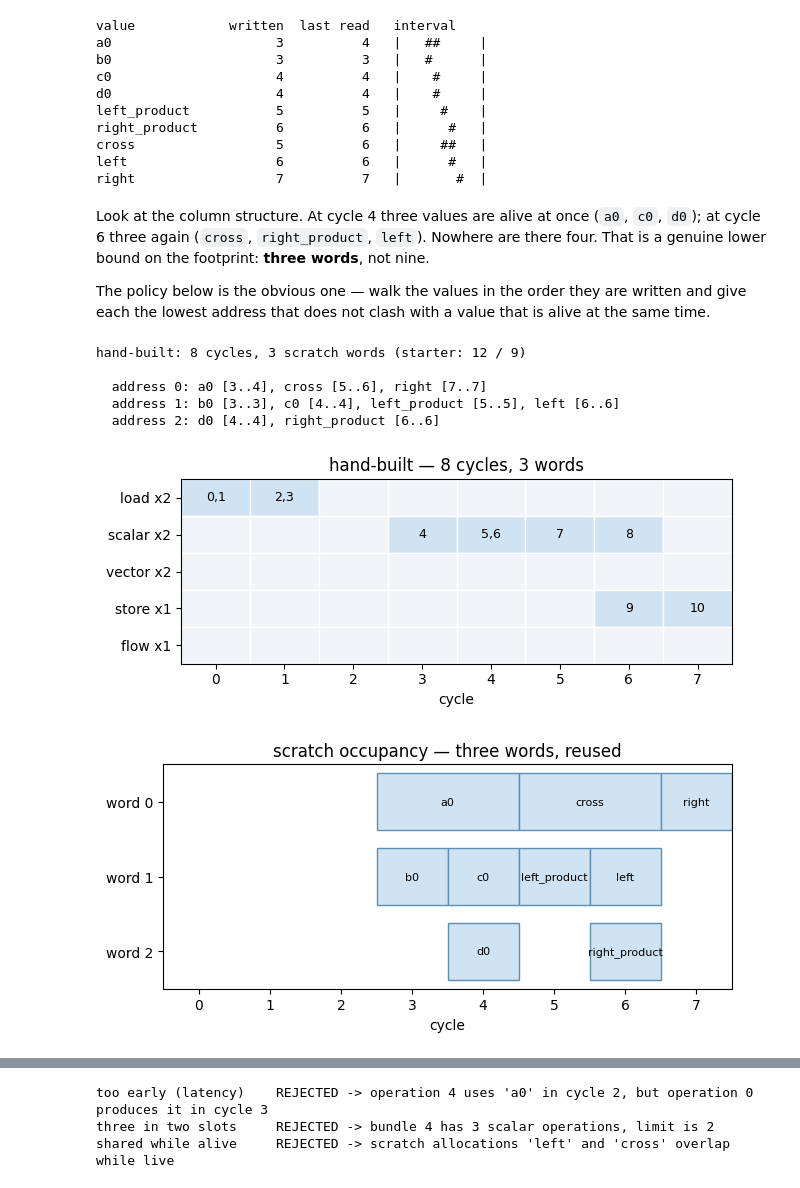
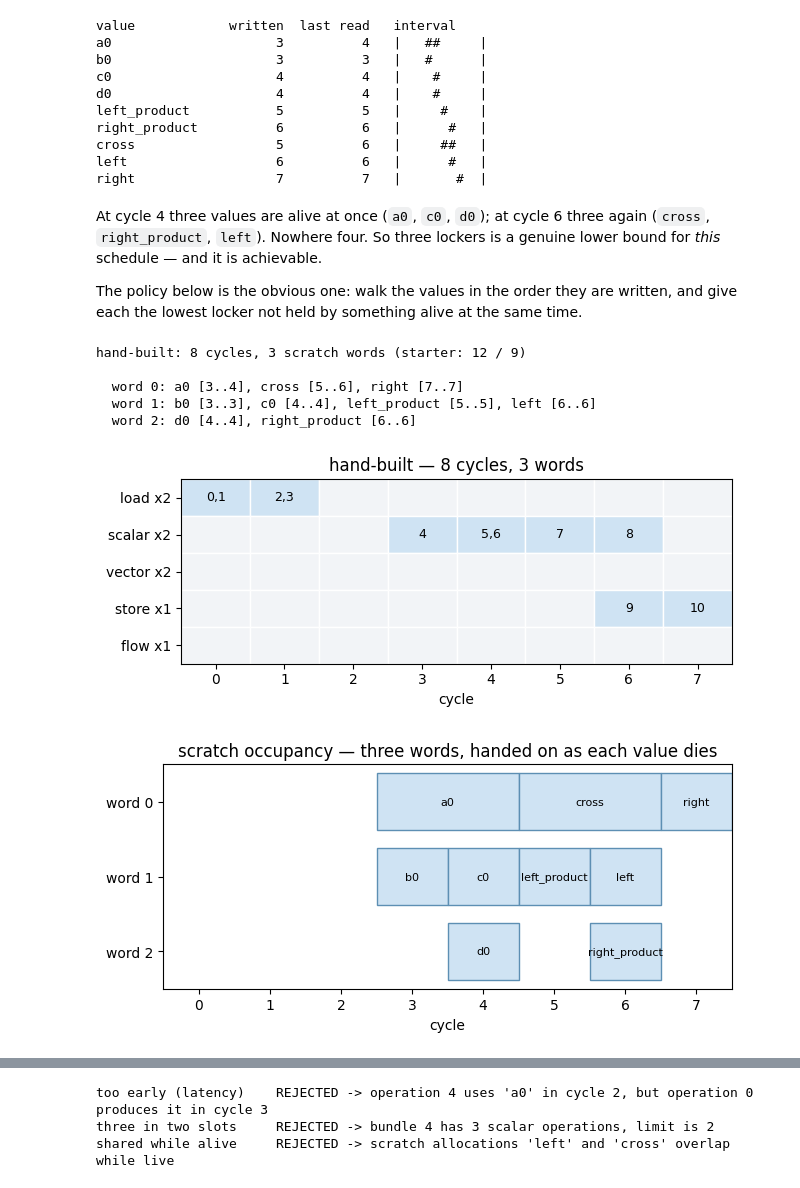
Before and after one commit to albertoHdzE/CausalBool, a Jupyter notebook: luminal-challenge/notebooks/00-concepts.ipynb, the cells around one changed output, grey strips where cells are left out. Saved outputs shown, nothing was run; the diff lists cells and outputs as text; code cells hidden in the pictures.

```diff
--- a/luminal-challenge/notebooks/00-concepts.ipynb
+++ b/luminal-challenge/notebooks/00-concepts.ipynb
@@ -381,17 +684,16 @@ cross                  5          6   |     ##   |
 left                   6          6   |      #   |
 right                  7          7   |       #  |
 # %% [markdown]
-Look at the column structure. At cycle 4 three values are alive at once (`a0`,
-`c0`, `d0`); at cycle 6 three again (`cross`, `right_product`, `left`). Nowhere
-are there four. That is a genuine lower bound on the footprint: **three words**,
-not nine.
+At cycle 4 three values are alive at once (`a0`, `c0`, `d0`); at cycle 6 three
+again (`cross`, `right_product`, `left`). Nowhere four. So three lockers is a
+genuine lower bound for *this* schedule — and it is achievable.
 
-The policy below is the obvious one — walk the values in the order they are
-written and give each the lowest address that does not clash with a value that
-is alive at the same time.
+The policy below is the obvious one: walk the values in the order they are
+written, and give each the lowest locker not held by something alive at the same
+time.
 # %%
 def lowest_legal_addresses(facts, life):
-    """Give each value, in write order, the lowest address free while it is alive."""
+    """Give each value, in write order, the lowest locker free while it is alive."""
     placed = {}
     for name in sorted(facts.value_names, key=lambda n: (life[n][0], n)):
         width = facts.width[name]
@@ -425,41 +727,19 @@ print(f"hand-built: {hand_cycles} cycles, {hand_words} scratch words "
 print()
 for address in range(hand_words):
     tenants = [n for n, base in addresses.items() if base == address]
-    print(f"  address {address}: " + ", ".join(
+    print(f"  word {address}: " + ", ".join(
         f"{n} [{life[n][0]}..{life[n][1]}]" for n in sorted(tenants, key=lambda n: life[n])))
 # %% [output]
 hand-built: 8 cycles, 3 scratch words (starter: 12 / 9)
 
-  address 0: a0 [3..4], cross [5..6], right [7..7]
-  address 1: b0 [3..3], c0 [4..4], left_product [5..5], left [6..6]
-  address 2: d0 [4..4], right_product [6..6]
+  word 0: a0 [3..4], cross [5..6], right [7..7]
+  word 1: b0 [3..3], c0 [4..4], left_product [5..5], left [6..6]
+  word 2: d0 [4..4], right_product [6..6]
-# %%
-show_timeline(bundles, f"hand-built — {hand_cycles} cycles, {hand_words} words")
-
-
-def show_lifetimes(addresses, life, span, title):
-    """One row per address; each bar is a value occupying it while alive."""
-    rows = max(addresses.values()) + 1
-    fig, ax = plt.subplots(figsize=(max(4.0, 0.62 * span + 1.6), 0.6 * rows + 1.4))
-    for name, base in addresses.items():
-        start, end = life[name]
-        ax.add_patch(Rectangle((start, base + 0.12), end - start + 1, 0.76,
-                               facecolor="#cfe3f3", edgecolor="#5d8fb3"))
-        ax.text(start + (end - start + 1) / 2, base + 0.5, name,
-                ha="center", va="center", fontsize=8)
-    ax.set_xlim(0, span)
-    ax.set_ylim(0, rows)
-    ax.set_xticks([c + 0.5 for c in range(span)], [str(c) for c in range(span)])
-    ax.set_yticks([r + 0.5 for r in range(rows)], [f"word {r}" for r in range(rows)])
-    ax.set_xlabel("cycle")
-    ax.set_title(title)
-    ax.invert_yaxis()
-    fig.tight_layout()
-    plt.show()
-
-
-show_lifetimes(addresses, life, hand_cycles, "scratch occupancy — three words, reused")
-# %% [output]
-[figure, removed]
-[figure, removed]
+# %%
+show_timeline(bundles, f"hand-built — {hand_cycles} cycles, {hand_words} words")
+show_lifetimes(facts, addresses, life, hand_cycles,
+               "scratch occupancy — three words, handed on as each value dies")
+# %% [output]
+[figure, added]
+[figure, added]
 # %% [markdown]
```
Also changed, not shown: parts of 60 cells of this notebook.
